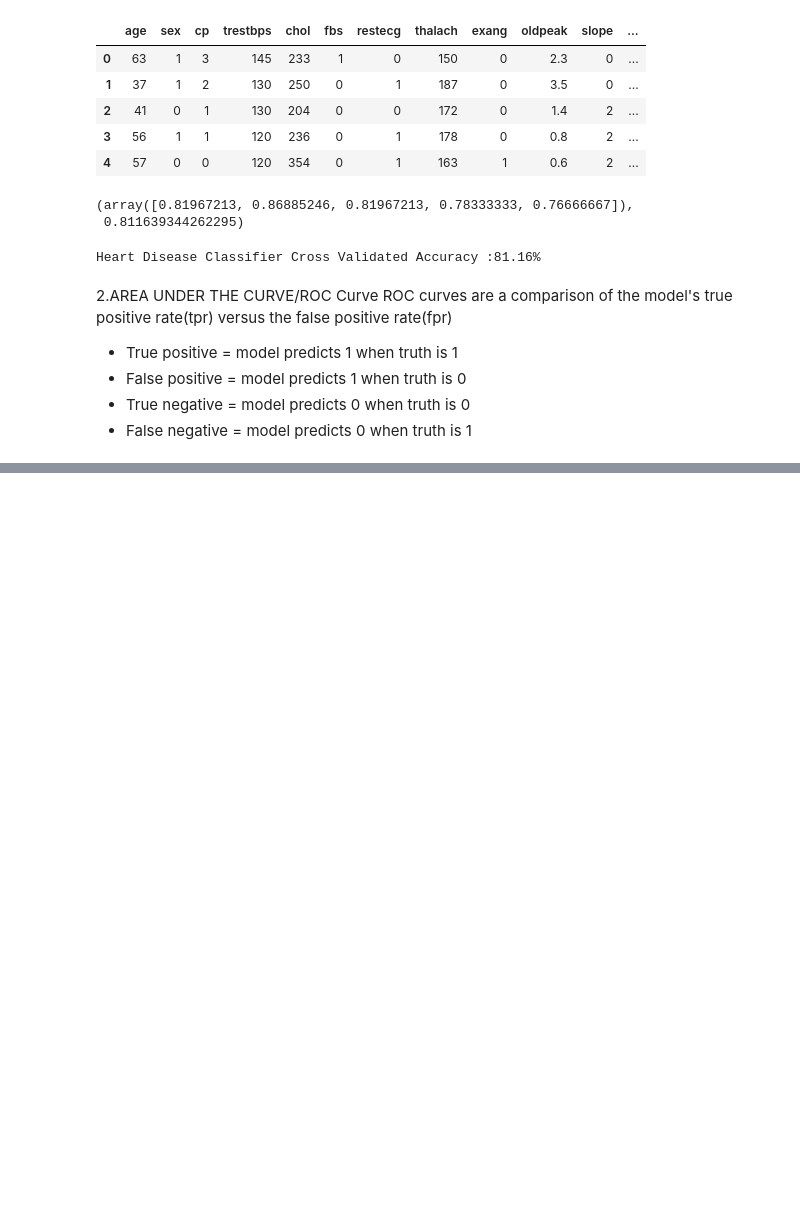
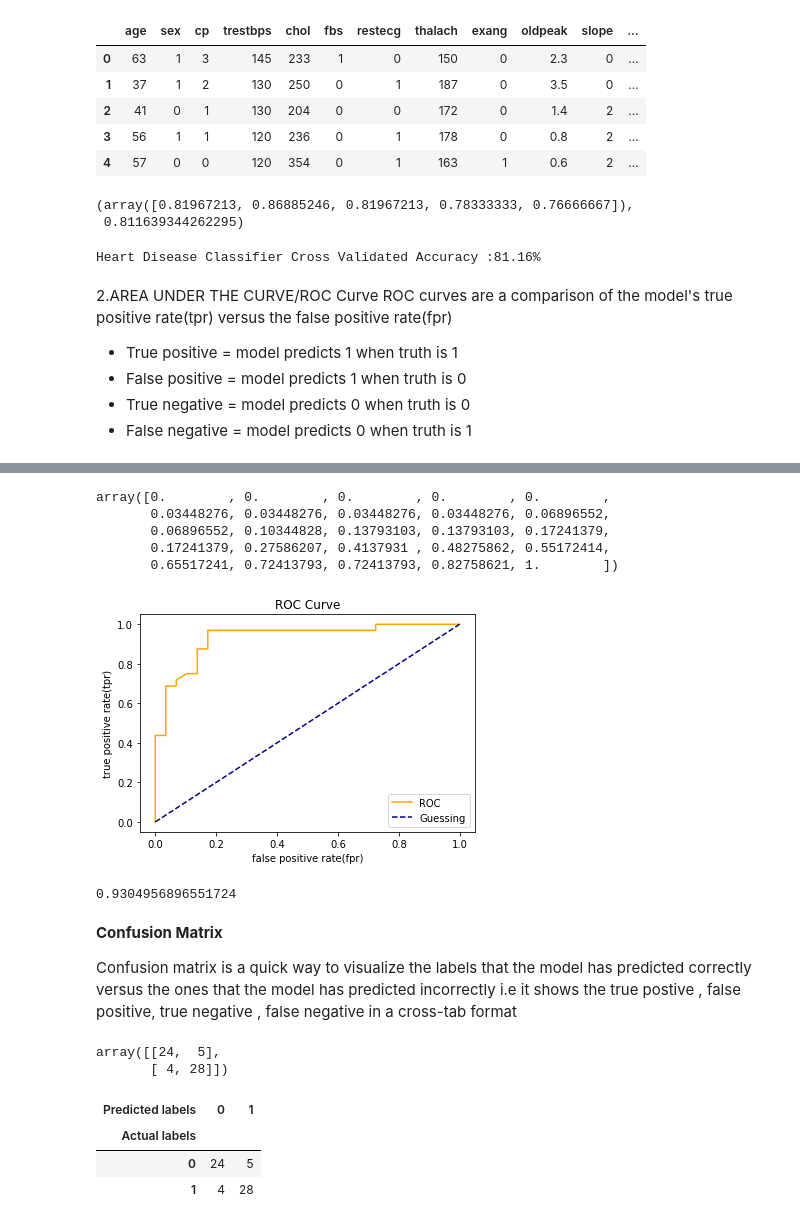
Before and after one commit to RMLAI/zero-to-mastery-ml, a Jupyter notebook: Intro_to_Scikit_Learn.ipynb, the cells around one changed output, grey strips where cells are left out. Cells and saved outputs as stored; diff of their text form; code cells hidden in the pictures; blank space fills up the shorter version.

```diff
--- a/Intro_to_Scikit_Learn.ipynb
+++ b/Intro_to_Scikit_Learn.ipynb
@@ -876,3 +875,7 @@ ROC curves are a comparison of the model's true positive rate(tpr) versus the fa
 *   False positive = model predicts 1 when truth is 0
 *   True negative = model predicts 0 when truth is 0
 *   False negative = model predicts 0 when truth is 1
+# %%
+#calculating the tpr,fpr
+y_probs = model.predict_proba(X_test)
+y_probs[:10],len(y_probs)
@@ -878,0 +893,44 @@ ROC curves are a comparison of the model's true positive rate(tpr) versus the fa
+# %%
+y_probs_positive = y_probs[:,1]
+# %%
+from sklearn.metrics import roc_curve
+fpr,tpr,thresholds = roc_curve(y_test,y_probs_positive)
+fpr
+# %% [output]
+array([0.        , 0.        , 0.        , 0.        , 0.        ,
+       0.03448276, 0.03448276, 0.03448276, 0.03448276, 0.06896552,
+       0.06896552, 0.10344828, 0.13793103, 0.13793103, 0.17241379,
+       0.17241379, 0.27586207, 0.4137931 , 0.48275862, 0.55172414,
+       0.65517241, 0.72413793, 0.72413793, 0.82758621, 1.        ])
+# %%
+#Create a function to plot the ROC Curve
+import matplotlib.pyplot as plt
+def plot_roc_curve(fpr,tpr):
+  '''
+  Plots a ROC Curve given the fpr and tpr of a model
+  '''
+  #plot roc curve
+  plt.plot(fpr,tpr,color = 'orange',label='ROC')
+  #Plot baseline with no predictive power - guessing
+  plt.plot([0,1],[0,1],color = 'darkblue',linestyle='--',label='Guessing')
+
+  #customize the plot
+  plt.xlabel('false positive rate(fpr)')
+  plt.ylabel('true positive rate(tpr)')
+  plt.title('ROC Curve')
+  plt.legend()
+  plt.show()
+
+plot_roc_curve(fpr,tpr)
+# %% [output]
+[figure, added]
+# %%
+#Measure the area under the curve in the ROC Curve
+from sklearn.metrics import roc_auc_score
+roc_auc_score(y_test,y_probs_positive)
+# %% [output]
+0.9304956896551724
+# %% [markdown]
+**Confusion Matrix**
+
+Confusion matrix is a quick way to visualize the labels that the model has predicted correctly versus the ones that the model has predicted incorrectly i.e it shows the true postive , false positive, true negative , false negative in a cross-tab format
@@ -878,0 +940,15 @@ ROC curves are a comparison of the model's true positive rate(tpr) versus the fa
+# %%
+# Making the confusion matrix
+from sklearn.metrics import confusion_matrix
+confusion_matrix(y_test,y_preds)
+# %% [output]
+array([[24,  5],
+       [ 4, 28]])
+# %%
+#Visualize the matrix with pd cross tab
+pd.crosstab(y_test,y_preds,rownames=['Actual labels'],colnames=['Predicted labels'])
+# %% [output]
+| Predicted labels | 0 | 1 |
+| Actual labels |  |  |
+| 0 | 24 | 5 |
+| 1 | 4 | 28 |
```
Also changed, not shown: parts of 38 cells of this notebook.
